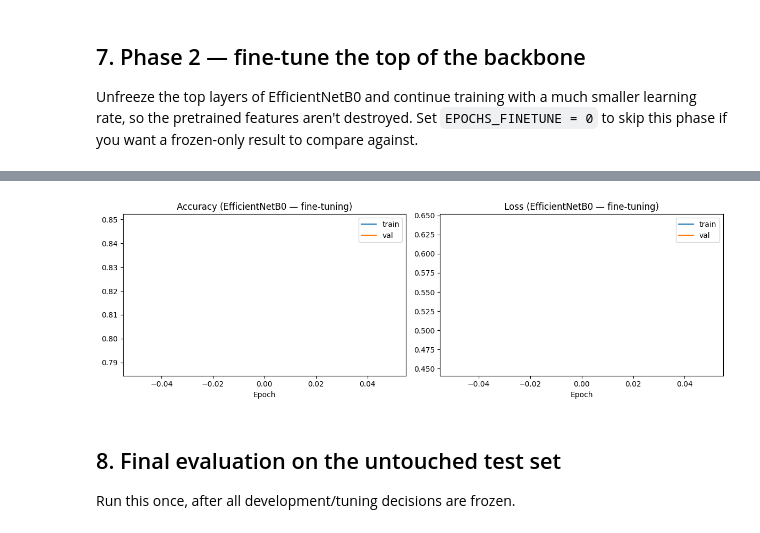
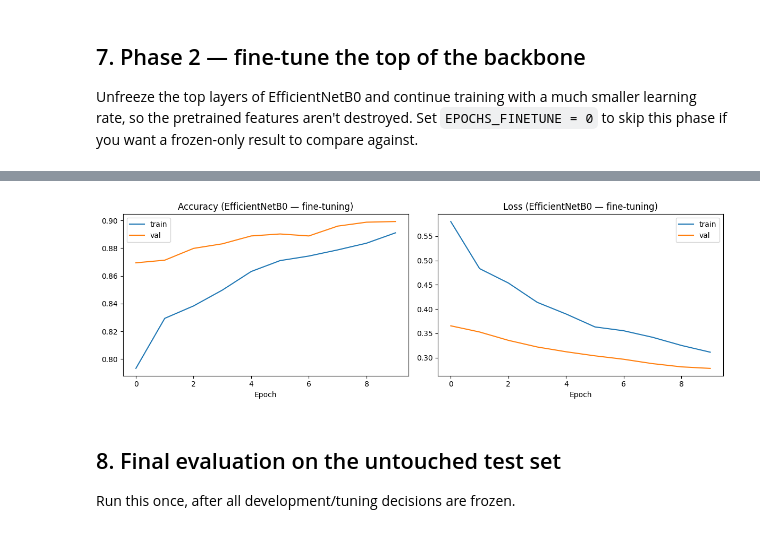
Before and after one commit to EMNIPUN/SE4050-Automatic-Waste-Classification, a Jupyter notebook: notebooks/05_EfficientNetB0.ipynb, the cells around one changed output, grey strips where cells are left out. Drawn from its saved outputs; the diff is of its cells as text; code cells hidden in the pictures.

```diff
--- a/notebooks/05_EfficientNetB0.ipynb
+++ b/notebooks/05_EfficientNetB0.ipynb
@@ -438,7 +438,7 @@ plot_history(
 Unfreeze the top layers of EfficientNetB0 and continue training with a much smaller learning rate, so the pretrained features aren't destroyed. Set `EPOCHS_FINETUNE = 0` to skip this phase if you want a frozen-only result to compare against.
 # %%
 LR_FINETUNE = 1e-5
-EPOCHS_FINETUNE = 1
+EPOCHS_FINETUNE = 10
 FINE_TUNE_AT_LAYER = -30  # unfreeze this many layers from the end of the backbone
 
 history_finetune = None
@@ -488,4 +503,4 @@ Phase 2 (fine-tune) training time: 214.9 seconds
-[figure, old version]
+[figure, new version]
 # %% [markdown]
 ## 8. Final evaluation on the untouched test set
 
```
Also changed, not shown: parts of 1 cell of this notebook.
